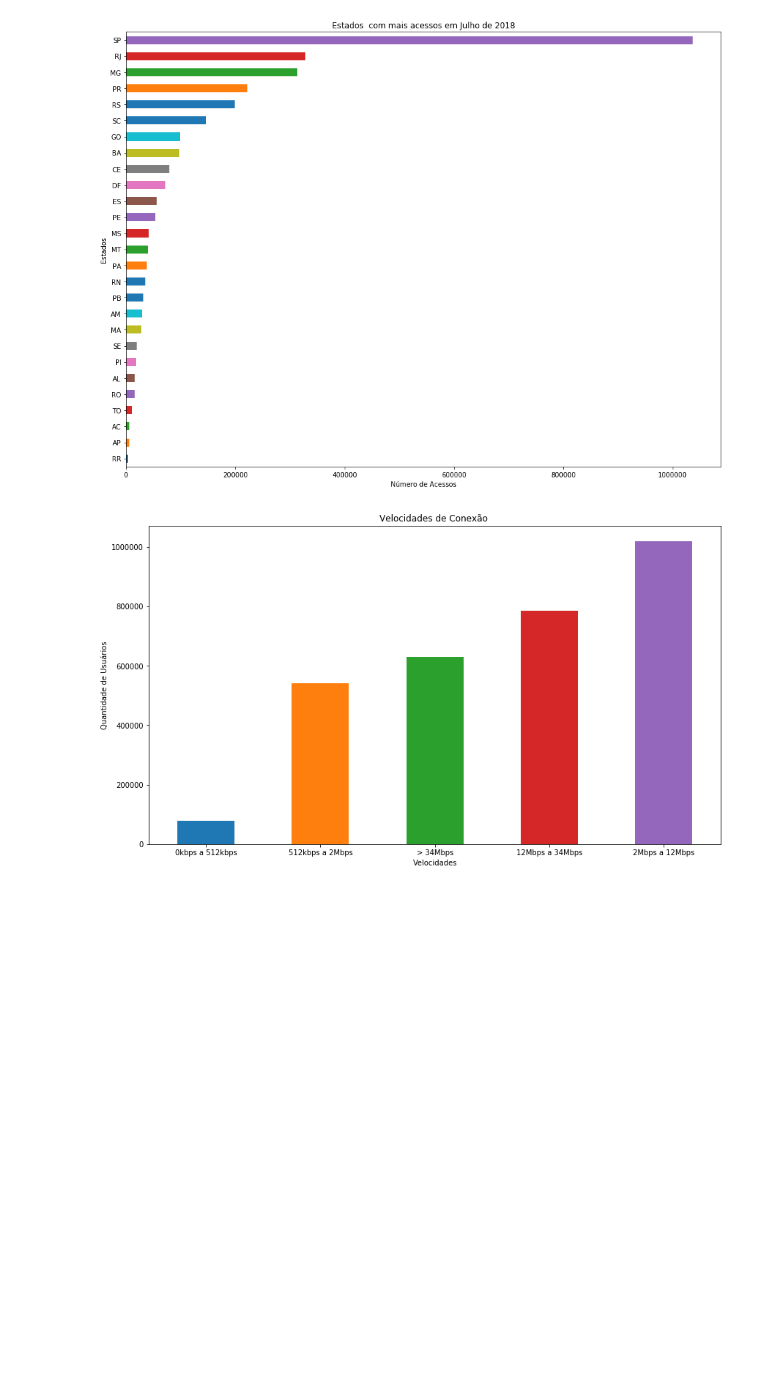
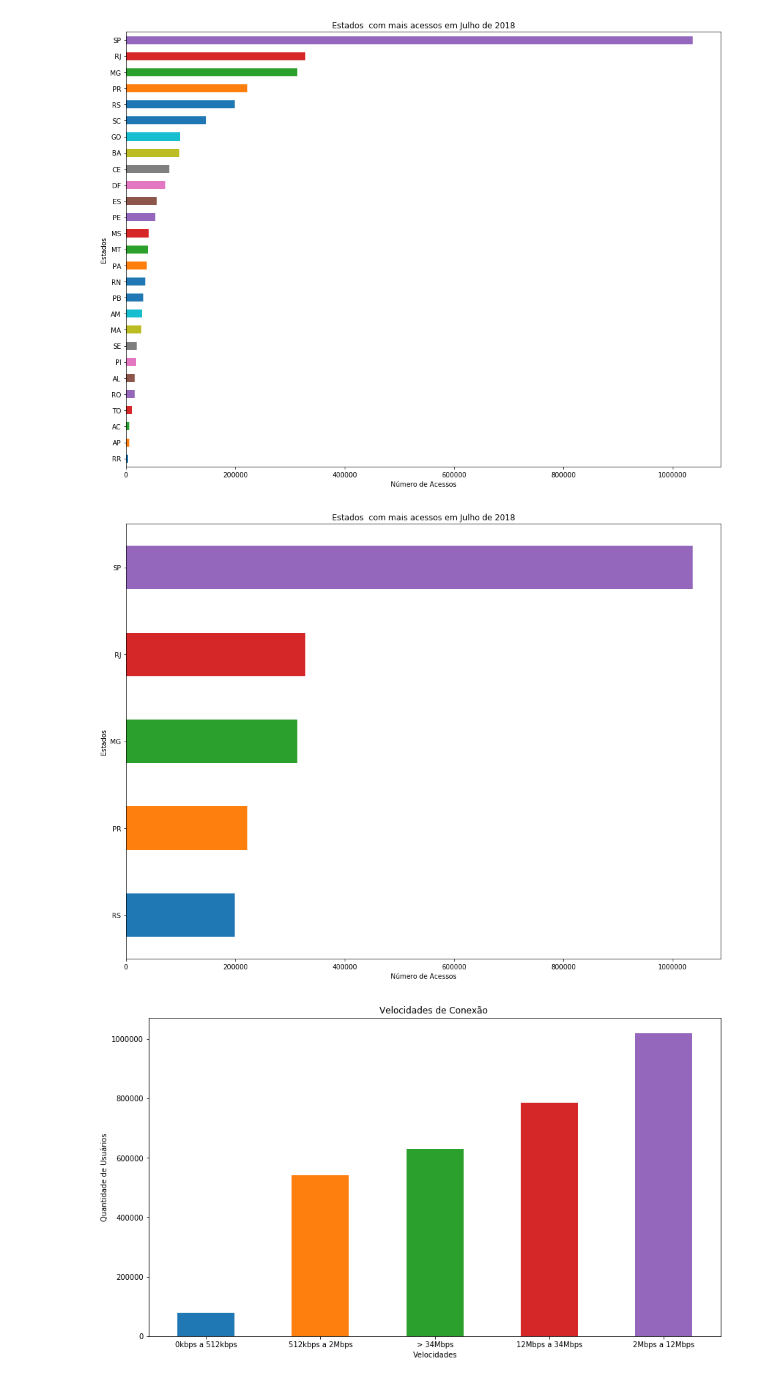
Before and after one commit to WanderWashington/AnaliseAnatel, a Jupyter notebook: Anatel_BandaLargaFixa.ipynb, the cells around one changed output. Drawn from its saved outputs; the diff is of its cells as text; code cells hidden in the pictures; blank space fills up the shorter version.

```diff
--- a/Anatel_BandaLargaFixa.ipynb
+++ b/Anatel_BandaLargaFixa.ipynb
@@ -236,6 +255,16 @@ plt.savefig('Graficos_BandaLargaFixa/Grafico de Acessos Julho 2018.png')
 #Concertar linha Y,X pois os valores estão muito altos para o gráfico.
 # %% [output]
 [figure]
+# %%
+auxiliar.sort_values().tail().plot(kind='barh',figsize=(16,12), grid=False, rot=0)
+plt.title("Estados  com mais acessos em Julho de 2018")
+plt.xlabel("Número de Acessos")
+plt.ylabel("Estados")
+
+plt.savefig('Graficos_BandaLargaFixa/Grafico de Acessos Julho 2018.png')
+#Concertar linha Y,X pois os valores estão muito altos para o gráfico.
+# %% [output]
+[figure, added]
 # %%
 porVelocidade.dropna()
 
```
Also changed, not shown: parts of 2 cells of this notebook, 1 other file.
